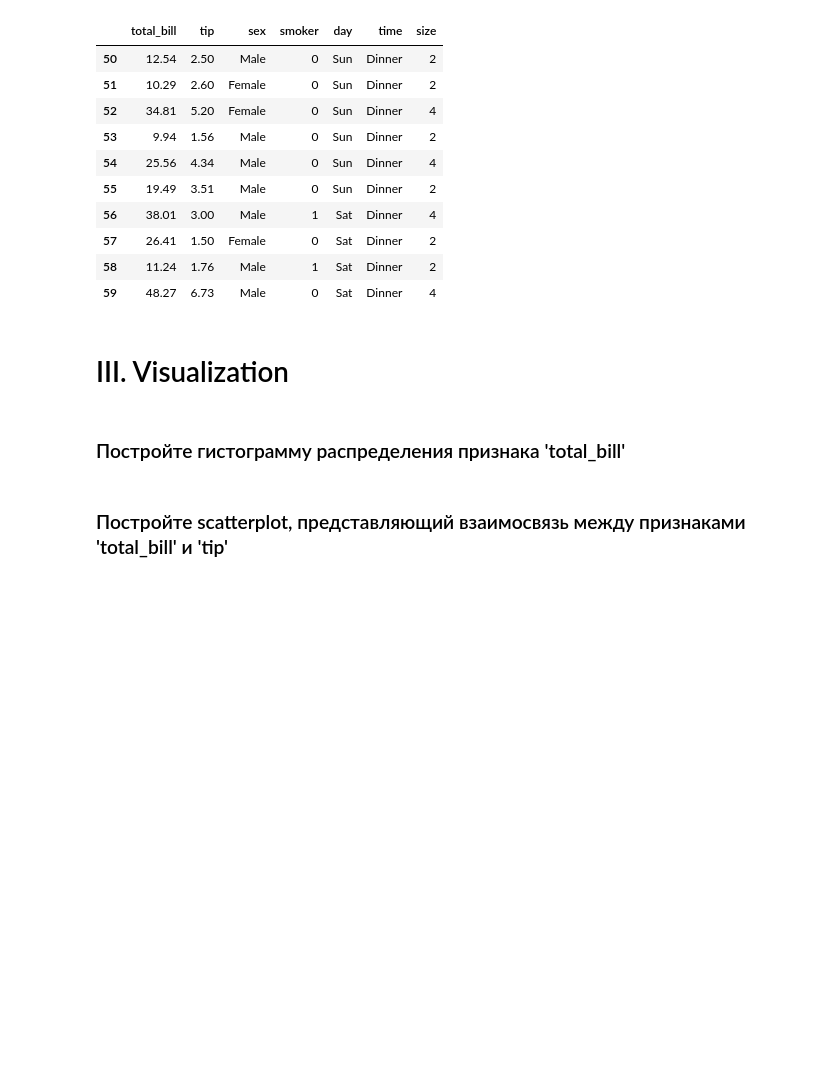
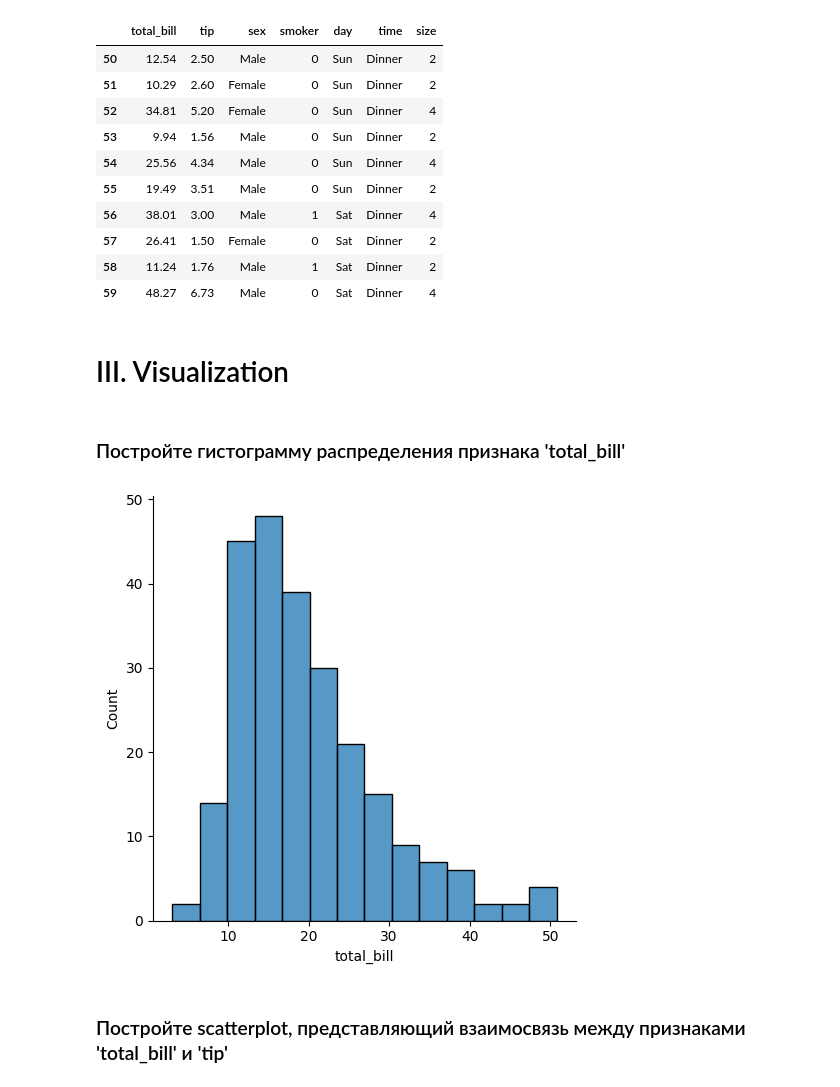
Before and after one commit to vadimkim/otus, a Jupyter notebook: homework_3/Analyze&Visualize.ipynb, the cells around one changed output. Cells and saved outputs as stored; diff of their text form; code cells hidden in the pictures; blank space fills up the shorter version.

Commit message:
plots

```diff
--- a/homework_3/Analyze&Visualize.ipynb
+++ b/homework_3/Analyze&Visualize.ipynb
@@ -212,5 +212,11 @@ ds2[50:60]
 # III. Visualization
 # %% [markdown]
 ### Постройте гистограмму распределения признака 'total_bill'
+# %%
+import matplotlib.pyplot as plt
+sbs.displot(tips['total_bill'])
+plt.show()
+# %% [output]
+[figure, added]
 # %% [markdown]
 ### Постройте scatterplot, представляющий взаимосвязь между признаками 'total_bill' и 'tip'
```
Also changed, not shown: parts of 7 cells of this notebook.
